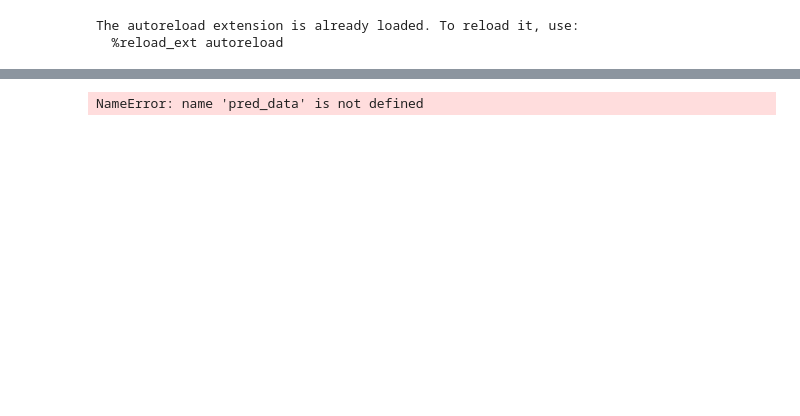
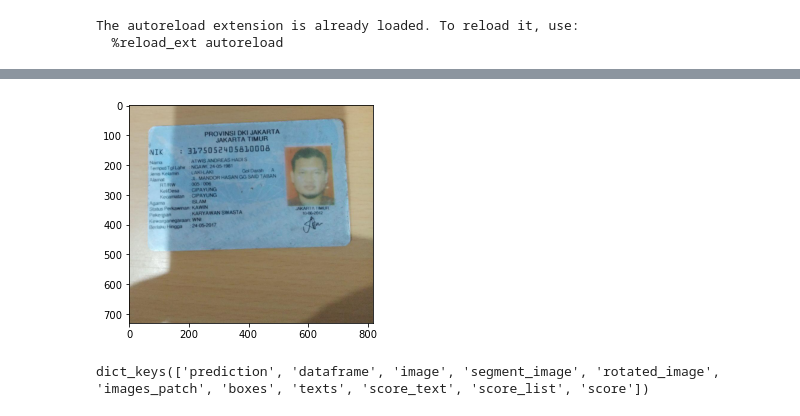
Before and after one commit to nunenuh/iqradre, a Jupyter notebook: notebook/IDCard.ipynb, the cells around one changed output, grey strips where cells are left out. Cells and saved outputs as stored; diff of their text form; code cells hidden in the pictures; blank space fills up the shorter version.

```diff
--- a/notebook/IDCard.ipynb
+++ b/notebook/IDCard.ipynb
@@ -16,8 +16,8 @@ import imutils
 config = {
     'segmentor': f'../weights/segment/unet_sfeat32_v5.pth',
     'detector': f'../weights/detect/craft_ktp_ohem.pth.tar',
-    'recognitor': f'../weights/recog/ocrnet_pretrained_ktp.pth',
-    'extractor': f'../weights/extract/layoutlm_v2_ktp_base_and_combined_randomize_20kv1_epoch8.pth',
+    'recognitor': f'../weights/recog/ocrnet_pretrained_ktp_v3.pth',
+    'extractor': f'../weights/extract/layoutlm_v2_ktp_20kv1_vacc_0.981_vloss_0.26.pth',
     'tokenizer': "indobenchmark/indobert-base-p2"
 }
 
@@ -35,7 +35,7 @@ Wall time: 10.3 s
 # %%
 %%time
-# impath = 'images/ktp_aan/ktp1.jpg'
-impath = 'images/fandi_ktp/ktp1.jpg'
+impath = 'images/ktp_aan/ktp4.jpg'
+# impath = 'images/fandi_ktp/ktp2.jpg'
 # impath = '/data/idcard/combined/sampled/14907_image.jpg'
-pred_data = idcard.predict(impath)
+pred_data = idcard.predict(impath, low_text=0.1, min_size_percent=5)
 # %% [output]
@@ -43,6 +45,7 @@ NameError: name 'idcard' is not defined
+[figure, added]
 # %%
 pred_data.keys()
 # %% [output]
-NameError: name 'pred_data' is not defined
+dict_keys(['prediction', 'dataframe', 'image', 'segment_image', 'rotated_image', 'images_patch', 'boxes', 'texts', 'score_text', 'score_list', 'score'])
 # %%
 plt.imshow(pred_data['score']);plt.show()
```
Also changed, not shown: parts of 12 cells of this notebook, 4 other files.
